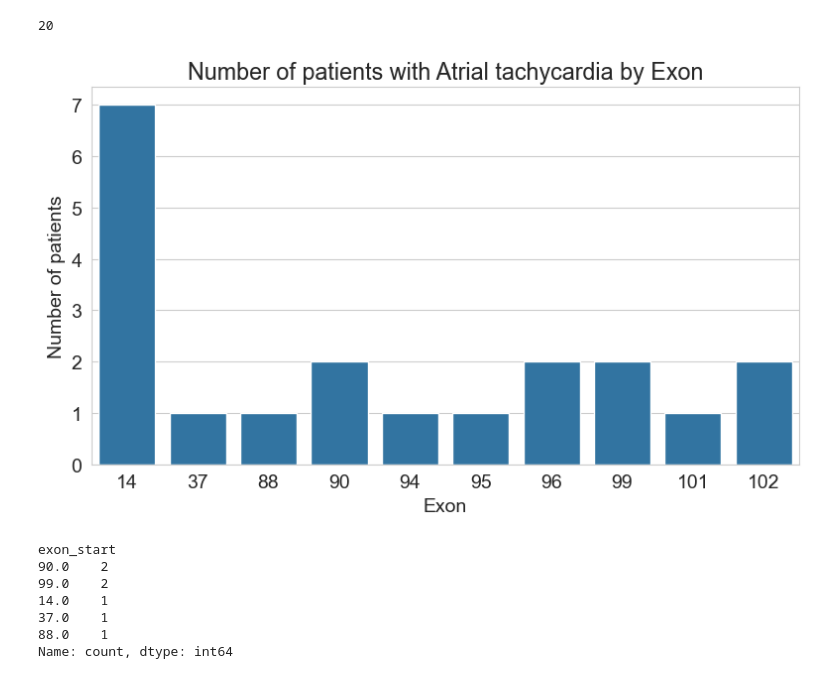
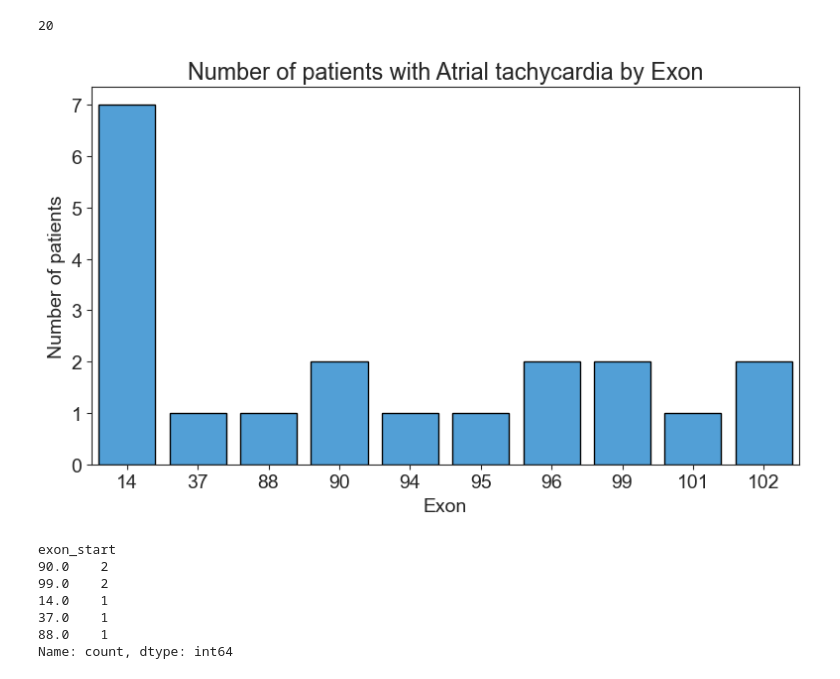
Before and after one commit to alexdaiii/cpvt_database_analysis, a Jupyter notebook: reviewer2/question2.ipynb, the cells around one changed output. Cells and saved outputs as stored; diff of their text form; code cells hidden in the pictures.

```diff
--- a/reviewer2/question2.ipynb
+++ b/reviewer2/question2.ipynb
@@ -165,26 +165,29 @@ counts_all["count"].sum()
 # %%
 import matplotlib.pyplot as plt
 import seaborn as sns
+
+sns.set_style("ticks")
 
 with plt.rc_context({
     'font.size': 14,
     'figure.figsize': (8, 5),
 }):
-    sns.barplot(x="exon_start", y="count", data=counts_all)
+    sns.barplot(x="exon_start", y="count", data=counts_all,
+                color=sns.color_palette("husl", 9)[6], edgecolor="black")
     # plt.xticks(rotation=90)
     plt.title("Number of patients with Atrial tachycardia by Exon")
     plt.xlabel("Exon")
     plt.ylabel("Number of patients")
 
     locs, labels = plt.yticks()
     plt.yticks(np.arange(0, int(counts_all["count"].max()) + 1, 1))
 
     plt.tight_layout()
     plt.savefig(
         fig_dir / "reviewer2.question2.at_individuals_by_exon_location.png")
     plt.show()
 # %% [output]
-[figure, old version]
+[figure, new version]
 # %%
 var_counts = data.drop_duplicates("hgvs_string").groupby(
     "exon_start").size().rename("count").sort_values(ascending=False)
```
Also changed, not shown: parts of 6 cells of this notebook, 7 other files.
